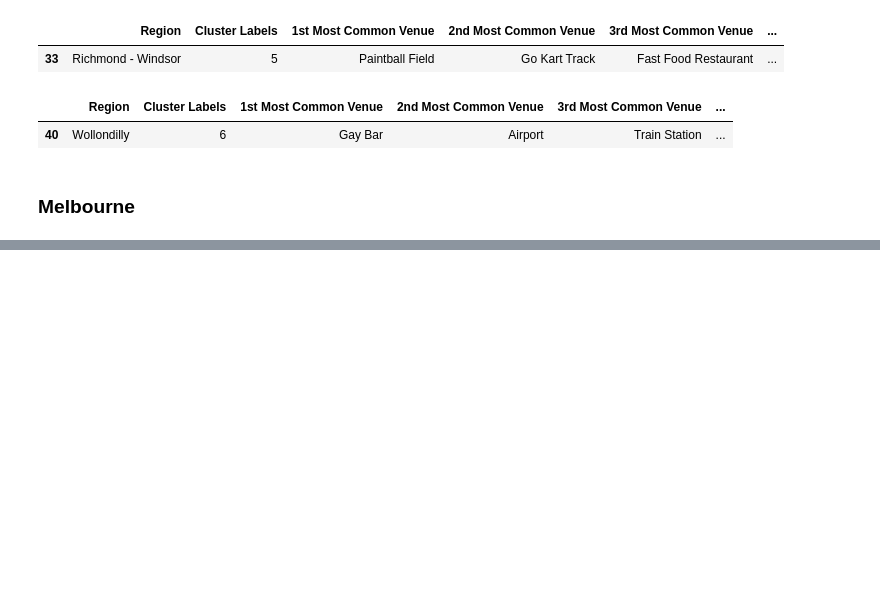
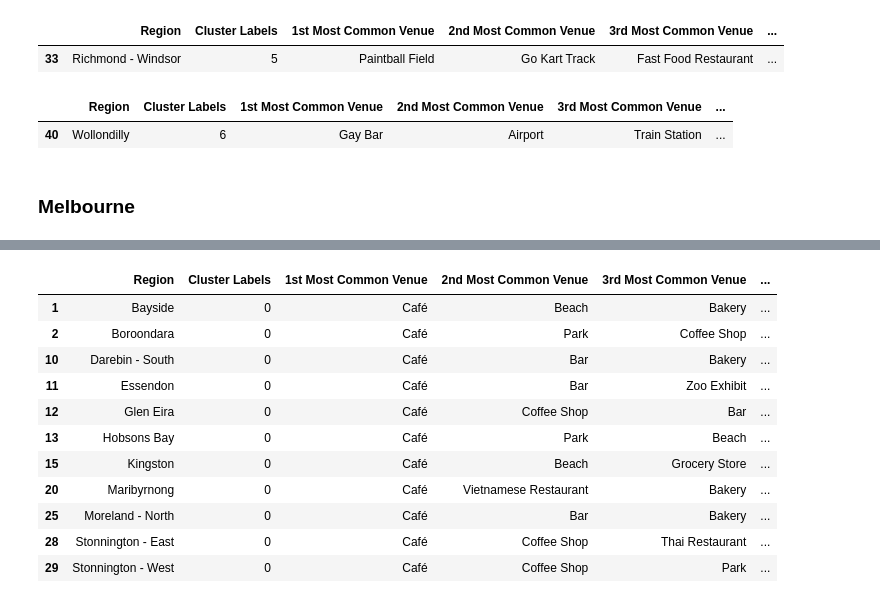
Before and after one commit to janelleamet/Coursera_Capstone, a Jupyter notebook: Applied Data Science Capstone.ipynb, the cells around one changed output, grey strips where cells are left out. Drawn from its saved outputs; the diff is of its cells as text; code cells hidden in the pictures; blank space fills up the shorter version.

```diff
--- a/Applied Data Science Capstone.ipynb
+++ b/Applied Data Science Capstone.ipynb
@@ -618,0 +730,5 @@ sydney_merged.loc[sydney_merged['Cluster Labels'] == 6, sydney_merged.columns[[0
+# %%
+# All regions returned foursquare data so no rows need to be dropped from the dataframe before applying cluster labels.
+df_melbourne = df_melb_ll
+print(df_melbourne.shape)
+df_melbourne.head()
@@ -618,0 +882,17 @@ sydney_merged.loc[sydney_merged['Cluster Labels'] == 6, sydney_merged.columns[[0
+# %%
+# Examine each cluster and determine the discriminating venue categories that distinguish each cluster.
+# Cluster 1
+melbourne_merged.loc[melbourne_merged['Cluster Labels'] == 0, melbourne_merged.columns[[0] + list(range(3, melbourne_merged.shape[1]))]]
+# %% [output]
+|  | Region | Cluster Labels | 1st Most Common Venue | 2nd Most Common Venue | 3rd Most Common Venue | ... |
+| 1 | Bayside | 0 | Café | Beach | Bakery | ... |
+| 2 | Boroondara | 0 | Café | Park | Coffee Shop | ... |
+| 10 | Darebin - South | 0 | Café | Bar | Bakery | ... |
+| 11 | Essendon | 0 | Café | Bar | Zoo Exhibit | ... |
+| 12 | Glen Eira | 0 | Café | Coffee Shop | Bar | ... |
+| 13 | Hobsons Bay | 0 | Café | Park | Beach | ... |
+| 15 | Kingston | 0 | Café | Beach | Grocery Store | ... |
+| 20 | Maribyrnong | 0 | Café | Vietnamese Restaurant | Bakery | ... |
+| 25 | Moreland - North | 0 | Café | Bar | Bakery | ... |
+| 28 | Stonnington - East | 0 | Café | Coffee Shop | Thai Restaurant | ... |
+| 29 | Stonnington - West | 0 | Café | Coffee Shop | Park | ... |
```
Also changed, not shown: parts of 20 cells of this notebook.
